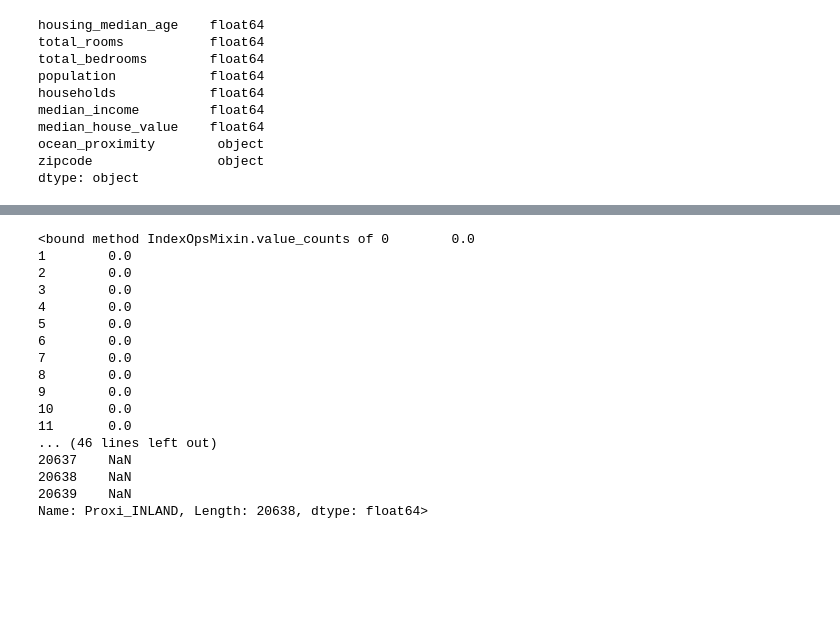
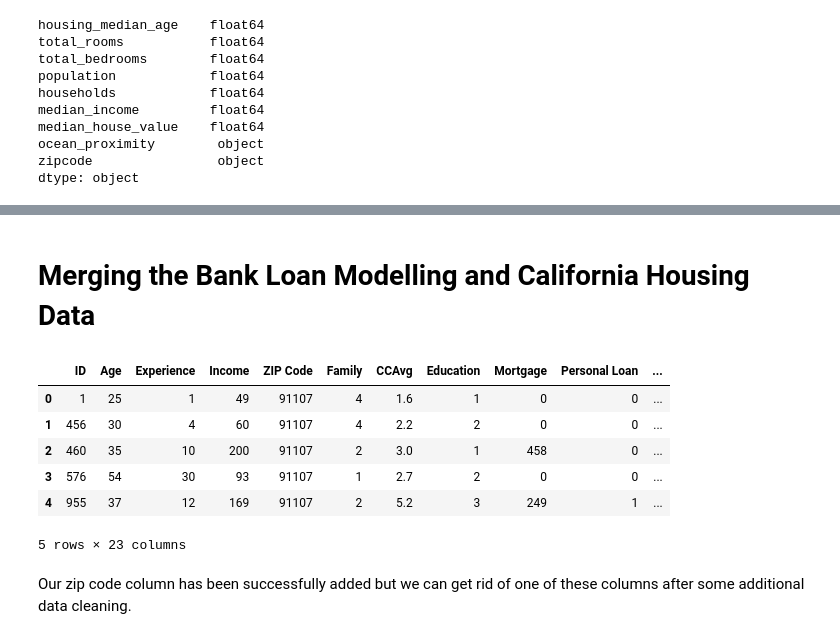
Before and after one commit to ArmanHussainDS/CapstoneProjectFIS, a Jupyter notebook: Personal Loan.ipynb, the cells around one changed output, grey strips where cells are left out. Cells and saved outputs as stored; diff of their text form; code cells hidden in the pictures; blank space fills up the shorter version.

Commit message:
Merged Data

```diff
--- a/Personal Loan.ipynb
+++ b/Personal Loan.ipynb
@@ -323,4 +266,0 @@ We can see that our zipcode is an object. We want to convert this column into in
-# %%
-#converting the zipcode column into integers
-
-cali_housing['zipcode'] = pd.to_numeric(cali_housing['zipcode'])
@@ -372,20 +267,20 @@ cali_housing_OHE
-# %%
-cali_housing_OHE['Proxi_INLAND'].value_counts
-# %% [output]
-<bound method IndexOpsMixin.value_counts of 0        0.0
-1        0.0
-2        0.0
-3        0.0
-4        0.0
-5        0.0
-6        0.0
-7        0.0
-8        0.0
-9        0.0
-10       0.0
-11       0.0
-... (46 lines left out)
-20637    NaN
-20638    NaN
-20639    NaN
-Name: Proxi_INLAND, Length: 20638, dtype: float64>
+# %% [markdown]
+# Merging the Bank Loan Modelling and California Housing Data
+# %%
+#We are using the Bank Loan dataset and Cali House datase to merge our two datasets
+#We will use an inner join because we only want to return a dataframe based on the rows present in both dataframes
+#Our zip code is the common variable in both columns and we will target those columns in our left_on and right_on
+
+Bank_Cali_Merge = pd.merge(bank_loan, cali_housing, how='inner', left_on='ZIP Code', right_on='zipcode')
+# %%
+Bank_Cali_Merge.head()
+# %% [output]
+|  | ID | Age | Experience | Income | ZIP Code | Family | CCAvg | Education | Mortgage | Personal Loan | ... |
+| 0 | 1 | 25 | 1 | 49 | 91107 | 4 | 1.6 | 1 | 0 | 0 | ... |
+| 1 | 456 | 30 | 4 | 60 | 91107 | 4 | 2.2 | 2 | 0 | 0 | ... |
+| 2 | 460 | 35 | 10 | 200 | 91107 | 2 | 3.0 | 1 | 458 | 0 | ... |
+| 3 | 576 | 54 | 30 | 93 | 91107 | 1 | 2.7 | 2 | 0 | 0 | ... |
+| 4 | 955 | 37 | 12 | 169 | 91107 | 2 | 5.2 | 3 | 249 | 1 | ... |
+5 rows × 23 columns
+# %% [markdown]
+Our zip code column has been successfully added but we can get rid of one of these columns after some additional data cleaning.
```
Also changed, not shown: parts of 19 cells of this notebook, 1 other file.
